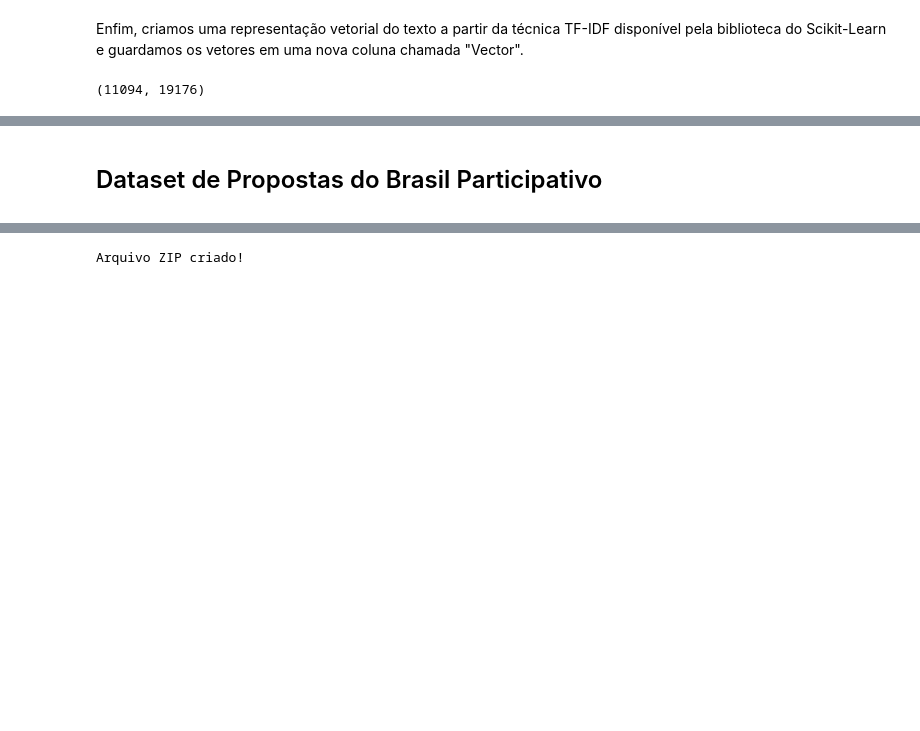
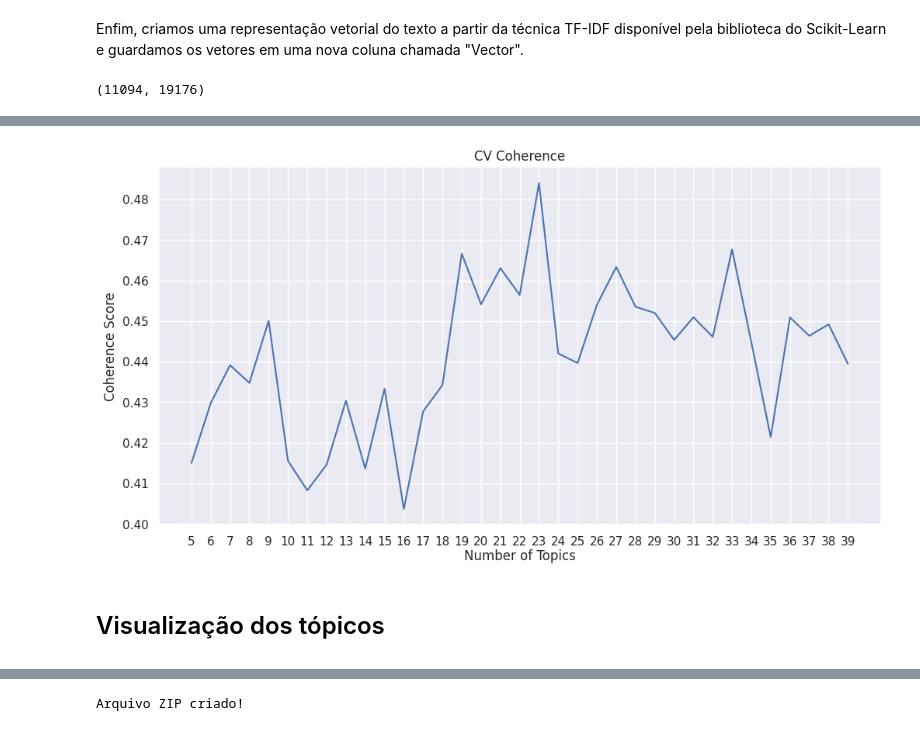
Before and after one commit to ResidenciaTICBrisa/BP-Classificador-de-Propostas, a Jupyter notebook: processo_de_desenvolvimento.ipynb, the cells around one changed output, grey strips where cells are left out. Drawn from its saved outputs; the diff is of its cells as text; code cells hidden in the pictures; blank space fills up the shorter version.

Commit message:
Text Clustering

```diff
--- a/processo_de_desenvolvimento.ipynb
+++ b/processo_de_desenvolvimento.ipynb
@@ -320,0 +475,30 @@ propostas['Vector'] = docs.tolist()
+# %%
+# Calculating the coherence score using C_v
+# for finding the optimal number of topics
+topics_c_v = []
+score_c_v = []
+
+for i in tqdm(range(5,40,1)):
+  lda_model = LdaMulticore(
+    corpus=corpus,
+    id2word=dictionary,
+    chunksize=5000,     # controls how many documents are processed at a time
+    iterations=10,      # controls how often we repeat a particular loop over each document
+    num_topics=i,
+    workers = 8,
+    passes=10,          # controls how many documents are processed at a time (epochs)
+    random_state=100)
+
+  cm = CoherenceModel(model=lda_model, texts = tokens, corpus=corpus, dictionary=dictionary, coherence='c_v')
+  topics_c_v.append(i)
+  score_c_v.append(cm.get_coherence())
+
+_=plt.figure(figsize=(12,6))
+_=plt.plot(topics_c_v, score_c_v)
+_=plt.title("CV Coherence")
+_=plt.xticks(np.arange(min(topics_c_v), max(topics_c_v)+1, 1.0))
+_=plt.xlabel('Number of Topics', labelpad=2)
+_=plt.ylabel('Coherence Score')
+plt.show()
+# %% [output]
+[figure, added]
@@ -321,2 +508,2 @@ propostas['Vector'] = docs.tolist()
 # %% [markdown]
-<a id='pre-processing-4'></a><h3 style="font-size:1.5rem;">Dataset de Propostas do Brasil Participativo</h3>
+<a id='text-clustering-4'></a><h3 style="font-size:1.5rem">Visualização dos tópicos</h3>
```
Also changed, not shown: parts of 40 cells of this notebook, 3 other files.
